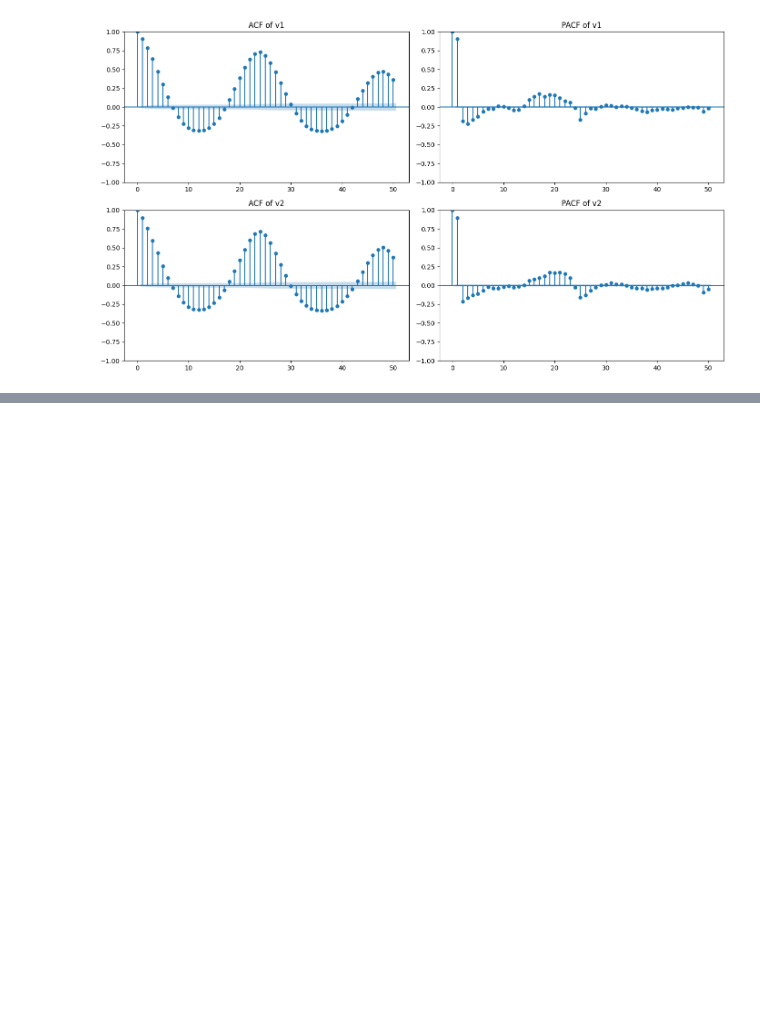
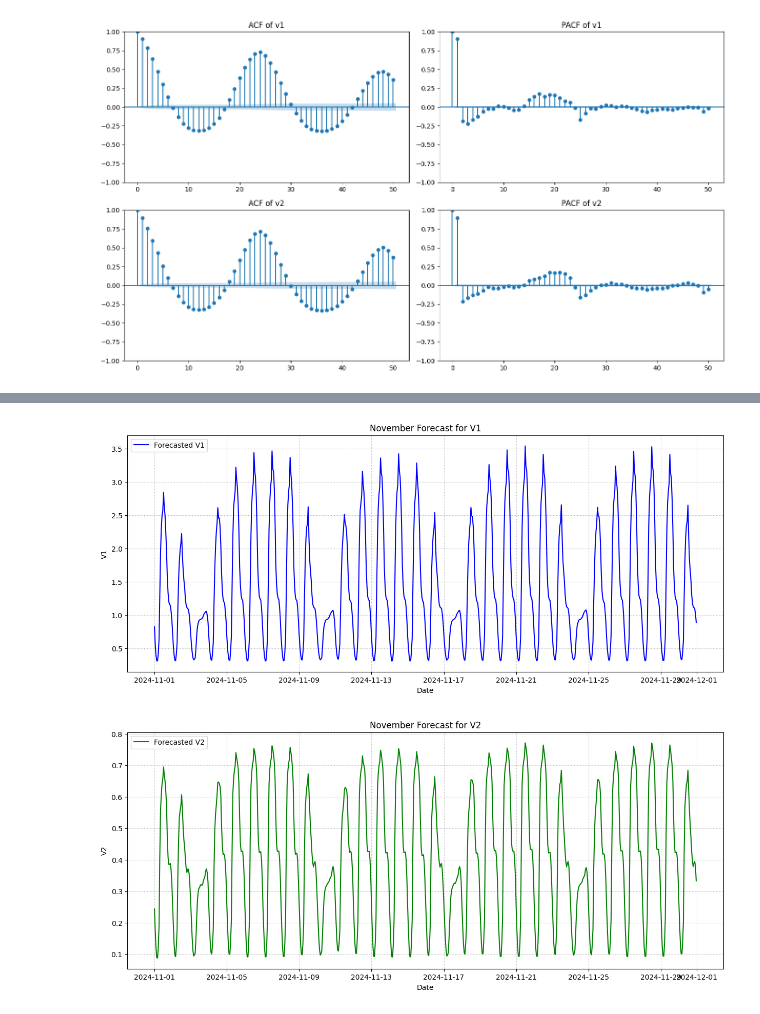
Before and after one commit to ghadena/DA3, a Jupyter notebook: assignment_3/A3.ipynb, the cells around one changed output, grey strips where cells are left out. Drawn from its saved outputs; the diff is of its cells as text; code cells hidden in the pictures; blank space fills up the shorter version.

```diff
--- a/assignment_3/A3.ipynb
+++ b/assignment_3/A3.ipynb
@@ -1152,0 +1160,8 @@ retrain model on al data before making forecasts
+# %%
+forecast_november = pd.DataFrame({
+    'ts': df_november.index,
+    'v1': predictions_v1_nov,
+    'v2': predictions_v2_nov
+})
+forecast_november.set_index('ts', inplace=True)
+forecast_november
@@ -1152,0 +1183,23 @@ retrain model on al data before making forecasts
+# %%
+# Plot forecast for V1
+plt.figure(figsize=(15,6))
+plt.plot(forecast_november.index, forecast_november['v1'], label='Forecasted V1', color='blue')
+plt.title("November Forecast for V1")
+plt.xlabel("Date")
+plt.ylabel("V1")
+plt.grid(True, linestyle=':')
+plt.legend()
+plt.show()
+
+# Plot forecast for V2
+plt.figure(figsize=(15,6))
+plt.plot(forecast_november.index, forecast_november['v2'], label='Forecasted V2', color='green')
+plt.title("November Forecast for V2")
+plt.xlabel("Date")
+plt.ylabel("V2")
+plt.grid(True, linestyle=':')
+plt.legend()
+plt.show()
+# %% [output]
+[figure, added]
+[figure, added]
```
Also changed, not shown: parts of 83 cells of this notebook.
